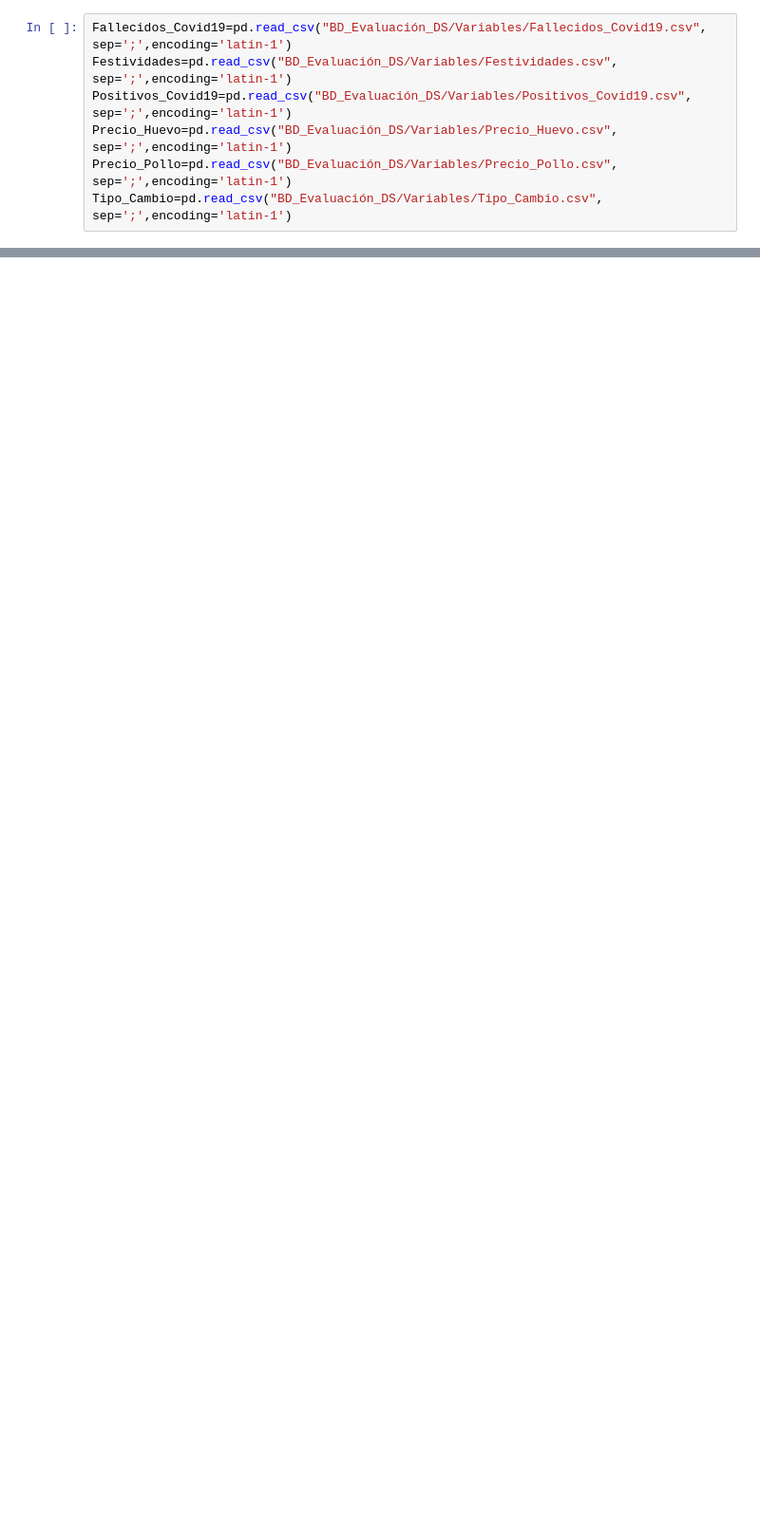
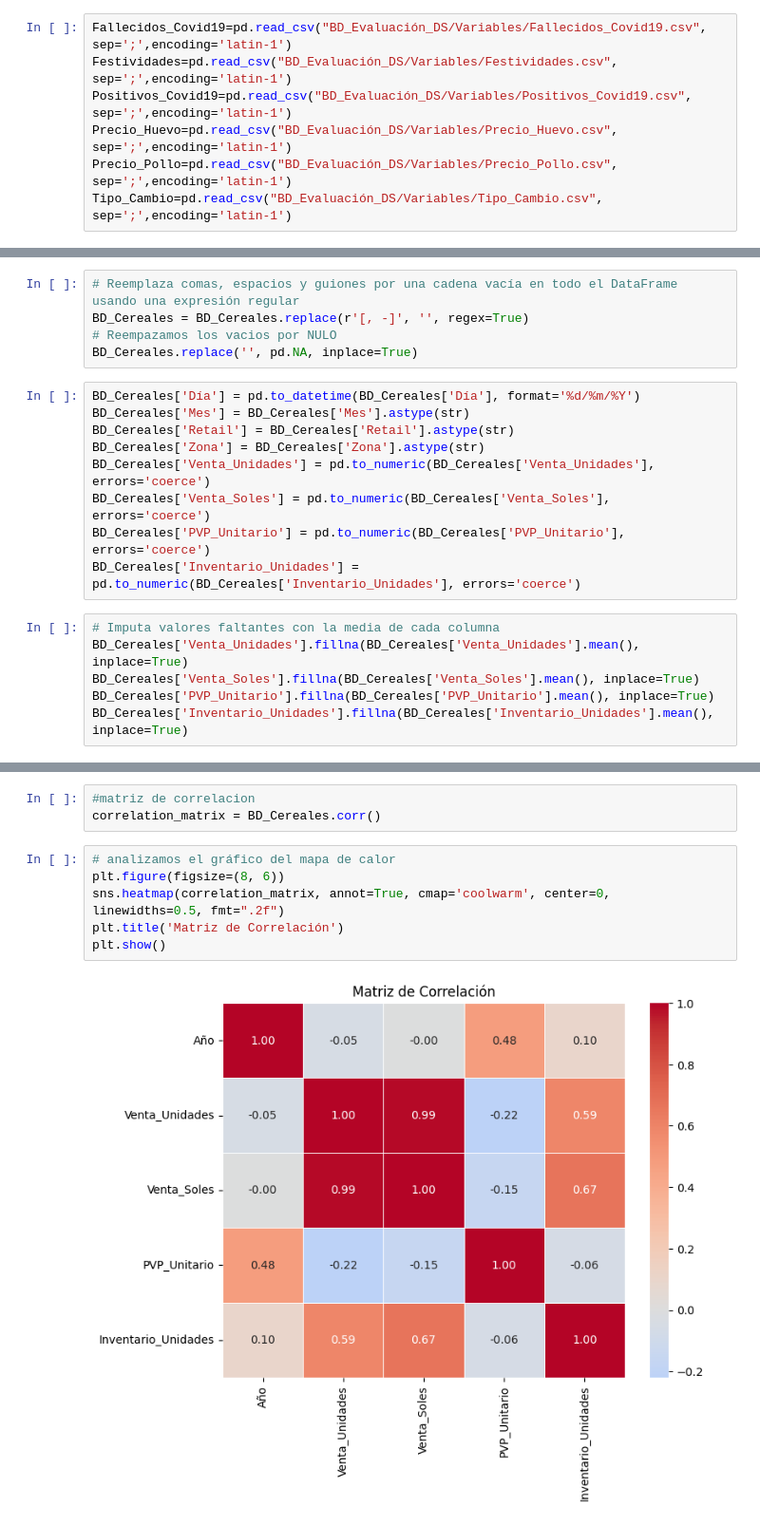
Before and after one commit to CARRILLOJARA96/Prueba_Tecnica_Yichang, a Jupyter notebook: PT_YICHANG.ipynb, the cells around one changed output, grey strips where cells are left out. Shown at 95% size. Saved outputs shown, nothing was run; the diff lists cells and outputs as text; blank space fills up the shorter version.

```diff
--- a/PT_YICHANG.ipynb
+++ b/PT_YICHANG.ipynb
@@ -81,0 +74,20 @@ BD_Atun
+# %%
+# Reemplaza comas, espacios y guiones por una cadena vacía en todo el DataFrame usando una expresión regular
+BD_Cereales = BD_Cereales.replace(r'[, -]', '', regex=True)
+# Reempazamos los vacios por NULO
+BD_Cereales.replace('', pd.NA, inplace=True)
+# %%
+BD_Cereales['Día'] = pd.to_datetime(BD_Cereales['Día'], format='%d/%m/%Y')
+BD_Cereales['Mes'] = BD_Cereales['Mes'].astype(str)
+BD_Cereales['Retail'] = BD_Cereales['Retail'].astype(str)
+BD_Cereales['Zona'] = BD_Cereales['Zona'].astype(str)
+BD_Cereales['Venta_Unidades'] = pd.to_numeric(BD_Cereales['Venta_Unidades'], errors='coerce')
+BD_Cereales['Venta_Soles'] = pd.to_numeric(BD_Cereales['Venta_Soles'], errors='coerce')
+BD_Cereales['PVP_Unitario'] = pd.to_numeric(BD_Cereales['PVP_Unitario'], errors='coerce')
+BD_Cereales['Inventario_Unidades'] = pd.to_numeric(BD_Cereales['Inventario_Unidades'], errors='coerce')
+# %%
+# Imputa valores faltantes con la media de cada columna
+BD_Cereales['Venta_Unidades'].fillna(BD_Cereales['Venta_Unidades'].mean(), inplace=True)
+BD_Cereales['Venta_Soles'].fillna(BD_Cereales['Venta_Soles'].mean(), inplace=True)
+BD_Cereales['PVP_Unitario'].fillna(BD_Cereales['PVP_Unitario'].mean(), inplace=True)
+BD_Cereales['Inventario_Unidades'].fillna(BD_Cereales['Inventario_Unidades'].mean(), inplace=True)
@@ -81,0 +128,11 @@ BD_Atun
+# %%
+#matriz de correlacion
+correlation_matrix = BD_Cereales.corr()
+# %%
+# analizamos el gráfico del mapa de calor
+plt.figure(figsize=(8, 6))
+sns.heatmap(correlation_matrix, annot=True, cmap='coolwarm', center=0, linewidths=0.5, fmt=".2f")
+plt.title('Matriz de Correlación')
+plt.show()
+# %% [output]
+[figure, added]
```
Also changed, not shown: parts of 30 cells of this notebook, 1 other file.
